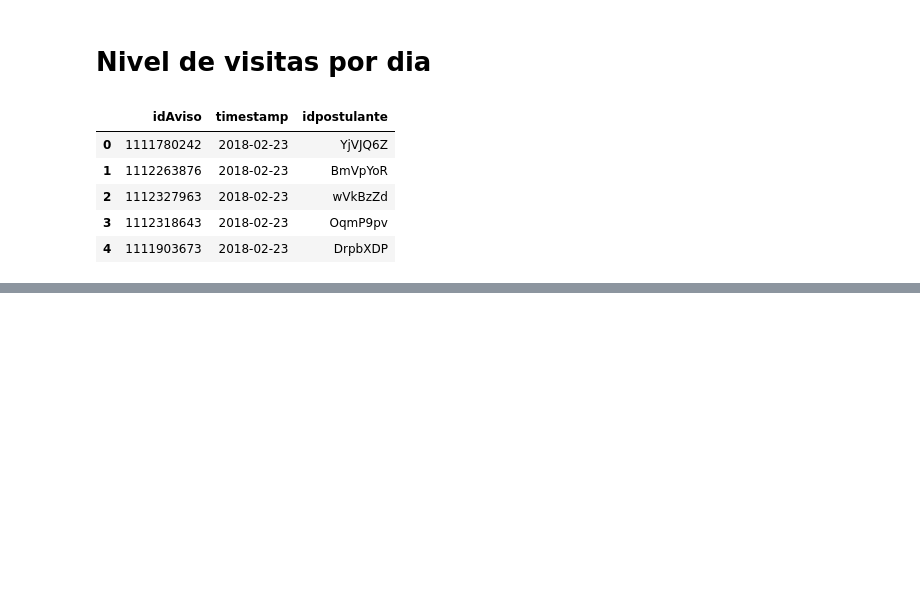
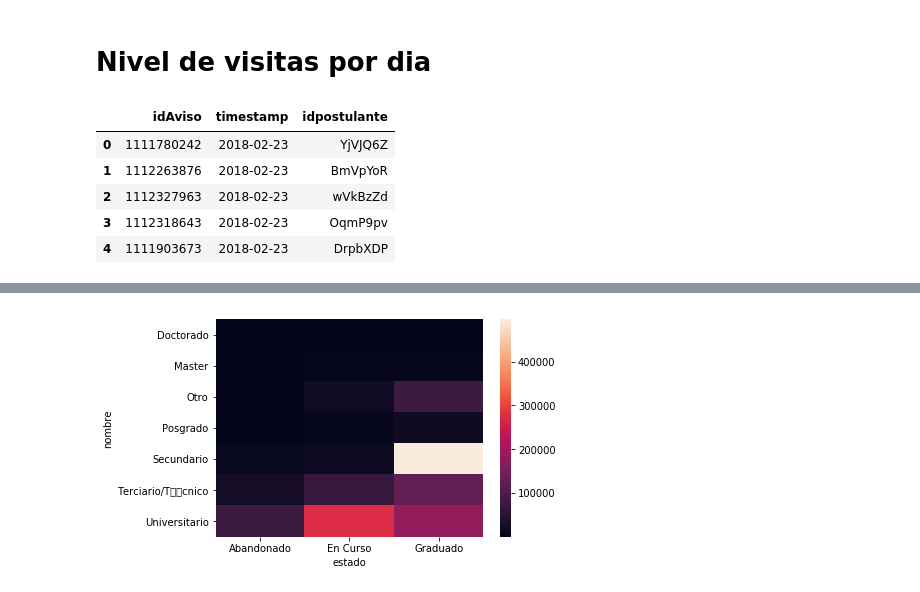
Before and after one commit to BrigliaAn/TP1-AnalisisExploratorio-ZonaJobs, a Jupyter notebook: Santiago.ipynb, the cells around one changed output, grey strips where cells are left out. Saved outputs shown, nothing was run; the diff lists cells and outputs as text; code cells hidden in the pictures; blank space fills up the shorter version.

```diff
--- a/Santiago.ipynb
+++ b/Santiago.ipynb
@@ -393,0 +405,2 @@ plt.show()
+# %%
+heap = df_merge.pivot_table(index='nombre',columns='estado',values='idpostulante',aggfunc='count')
@@ -393,0 +419,4 @@ plt.show()
+# %%
+g = sns.heatmap(heap)
+# %% [output]
+[figure, added]
```
Also changed, not shown: parts of 13 cells of this notebook.
